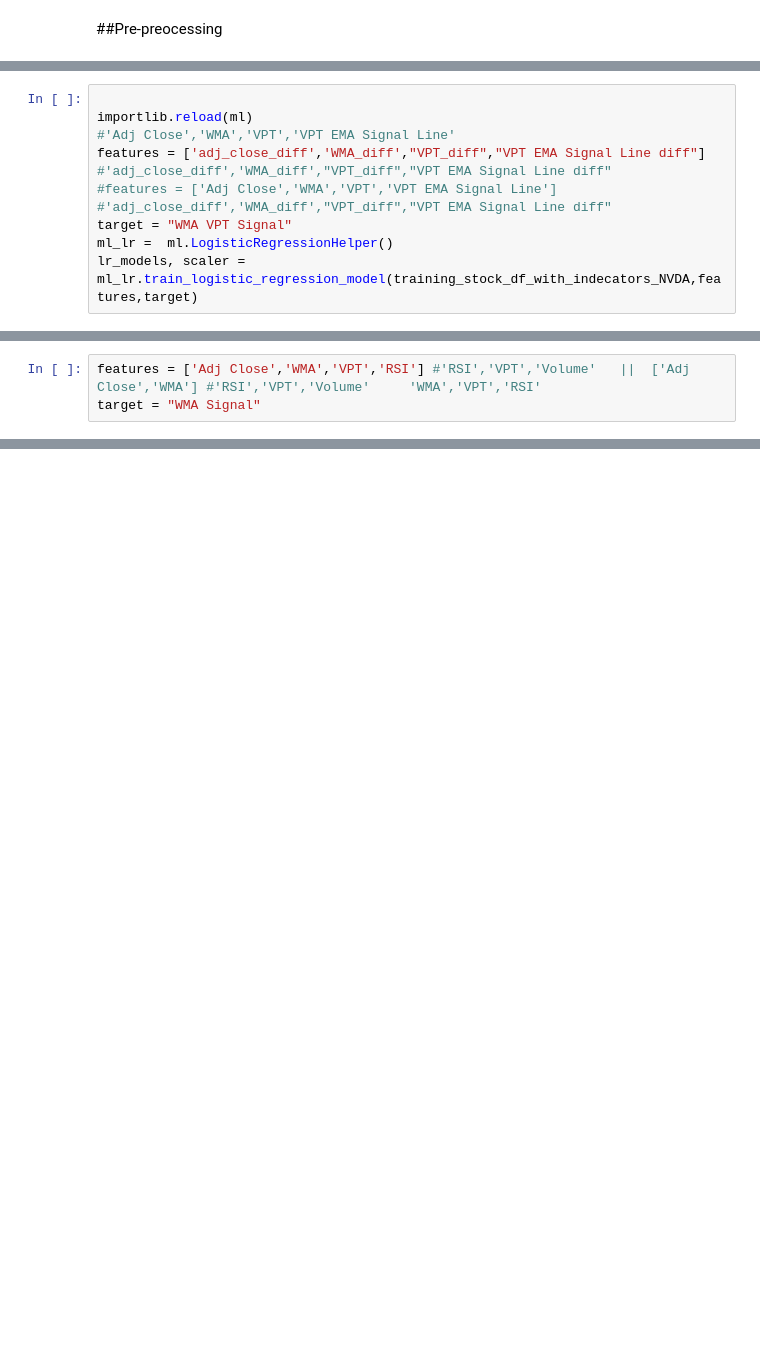
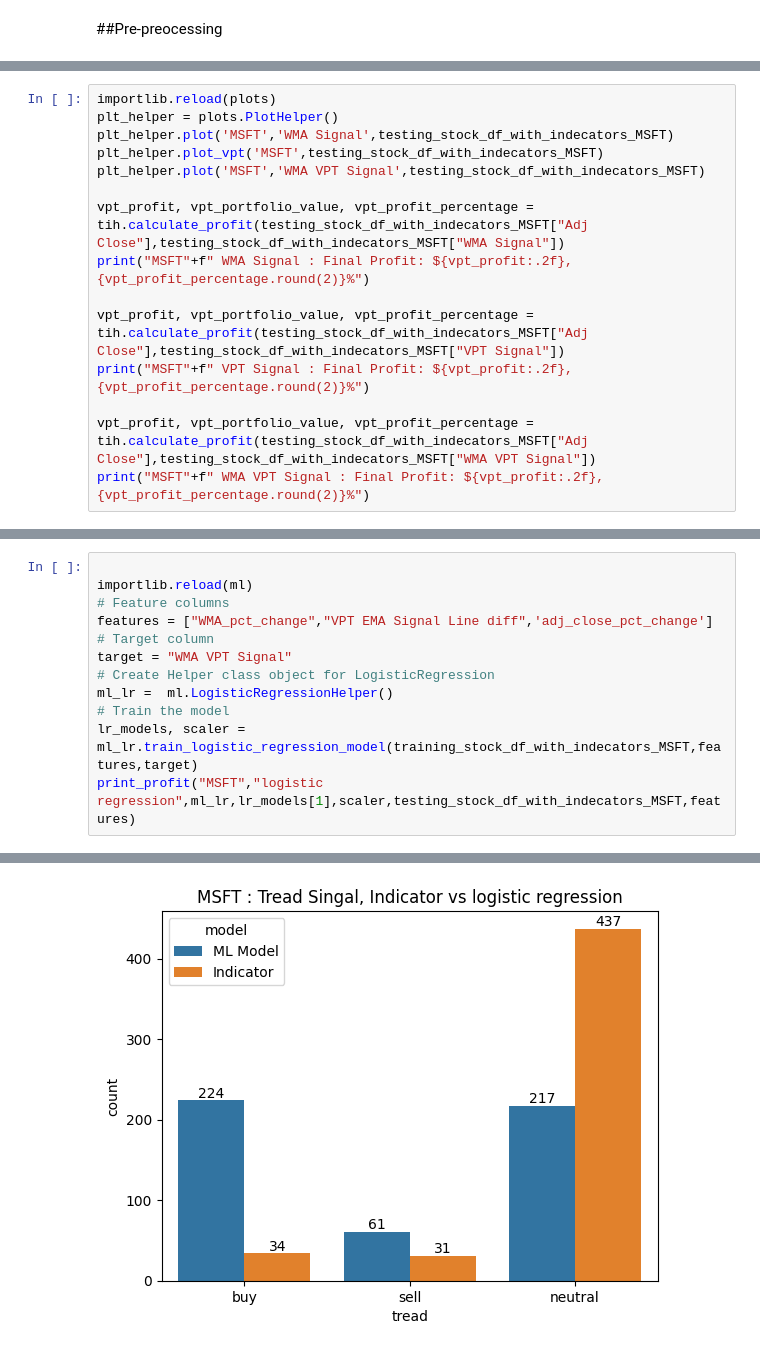
Before and after one commit to nbkanojia/DataScienceProject, a Jupyter notebook: code/stockmarketML.ipynb, the cells around one changed output, grey strips where cells are left out. Drawn from its saved outputs; the diff is of its cells as text; blank space fills up the shorter version.

```diff
--- a/code/stockmarketML.ipynb
+++ b/code/stockmarketML.ipynb
@@ -172,9 +40,0 @@ testing_stock_df_with_indecators_MARUTI = stock_df_with_indecators_MARUTI[(stock
-# %%
-
-importlib.reload(ml)
-#'Adj Close','WMA','VPT','VPT EMA Signal Line'
-features = ['adj_close_diff','WMA_diff',"VPT_diff","VPT EMA Signal Line diff"] #'adj_close_diff','WMA_diff',"VPT_diff","VPT EMA Signal Line diff"
-#features = ['Adj Close','WMA','VPT','VPT EMA Signal Line'] #'adj_close_diff','WMA_diff',"VPT_diff","VPT EMA Signal Line diff"
-target = "WMA VPT Signal"
-ml_lr =  ml.LogisticRegressionHelper()
-lr_models, scaler = ml_lr.train_logistic_regression_model(training_stock_df_with_indecators_NVDA,features,target)
@@ -672,3 +40,0 @@ Text(0.5, 1.0, 'chi-squared distribution to select the feature')
-# %%
-features = ['Adj Close','WMA','VPT','RSI'] #'RSI','VPT','Volume'   ||  ['Adj Close','WMA'] #'RSI','VPT','Volume'     'WMA','VPT','RSI'
-target = "WMA Signal"
@@ -798,0 +142,15 @@ def calculate_all_profit(ticker,df):
+# %%
+importlib.reload(plots)
+plt_helper = plots.PlotHelper()
+plt_helper.plot('MSFT','WMA Signal',testing_stock_df_with_indecators_MSFT)
+plt_helper.plot_vpt('MSFT',testing_stock_df_with_indecators_MSFT)
+plt_helper.plot('MSFT','WMA VPT Signal',testing_stock_df_with_indecators_MSFT)
+
+vpt_profit, vpt_portfolio_value, vpt_profit_percentage = tih.calculate_profit(testing_stock_df_with_indecators_MSFT["Adj Close"],testing_stock_df_with_indecators_MSFT["WMA Signal"])
+print("MSFT"+f" WMA Signal : Final Profit: ${vpt_profit:.2f}, {vpt_profit_percentage.round(2)}%")
+
+vpt_profit, vpt_portfolio_value, vpt_profit_percentage = tih.calculate_profit(testing_stock_df_with_indecators_MSFT["Adj Close"],testing_stock_df_with_indecators_MSFT["VPT Signal"])
+print("MSFT"+f" VPT Signal : Final Profit: ${vpt_profit:.2f}, {vpt_profit_percentage.round(2)}%")
+
+vpt_profit, vpt_portfolio_value, vpt_profit_percentage = tih.calculate_profit(testing_stock_df_with_indecators_MSFT["Adj Close"],testing_stock_df_with_indecators_MSFT["WMA VPT Signal"])
+print("MSFT"+f" WMA VPT Signal : Final Profit: ${vpt_profit:.2f}, {vpt_profit_percentage.round(2)}%")
@@ -798,0 +241,13 @@ def calculate_all_profit(ticker,df):
+# %%
+
+importlib.reload(ml)
+# Feature columns
+features = ["WMA_pct_change","VPT EMA Signal Line diff",'adj_close_pct_change']
+# Target column
+target = "WMA VPT Signal"
+# Create Helper class object for LogisticRegression
+ml_lr =  ml.LogisticRegressionHelper()
+# Train the model
+lr_models, scaler = ml_lr.train_logistic_regression_model(training_stock_df_with_indecators_MSFT,features,target)
+print_profit("MSFT","logistic regression",ml_lr,lr_models[1],scaler,testing_stock_df_with_indecators_MSFT,features)
+# %% [output]
@@ -798,0 +260 @@ def calculate_all_profit(ticker,df):
+[figure, added]
```
Also changed, not shown: parts of 42 cells of this notebook, 29 other files.
